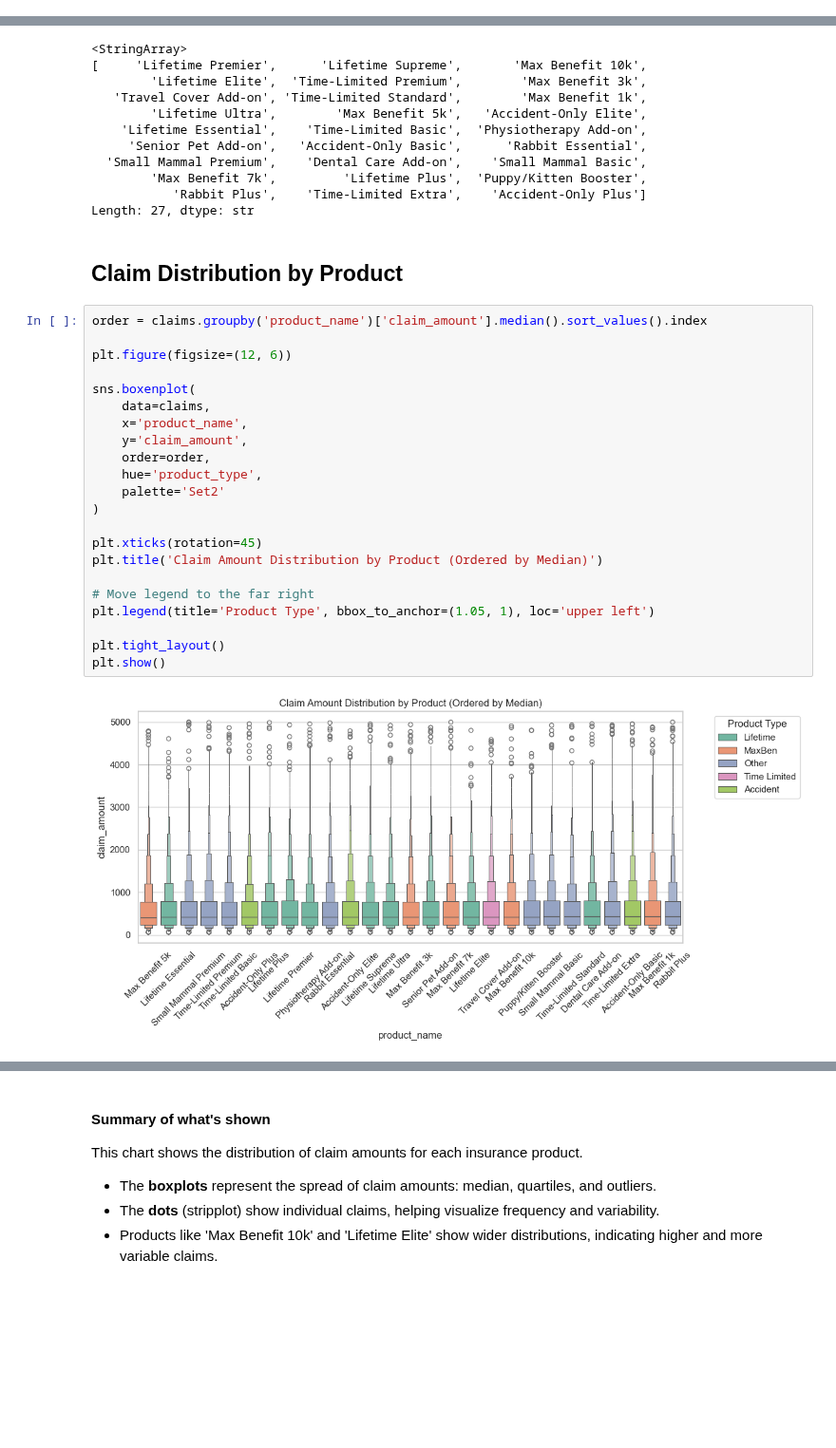
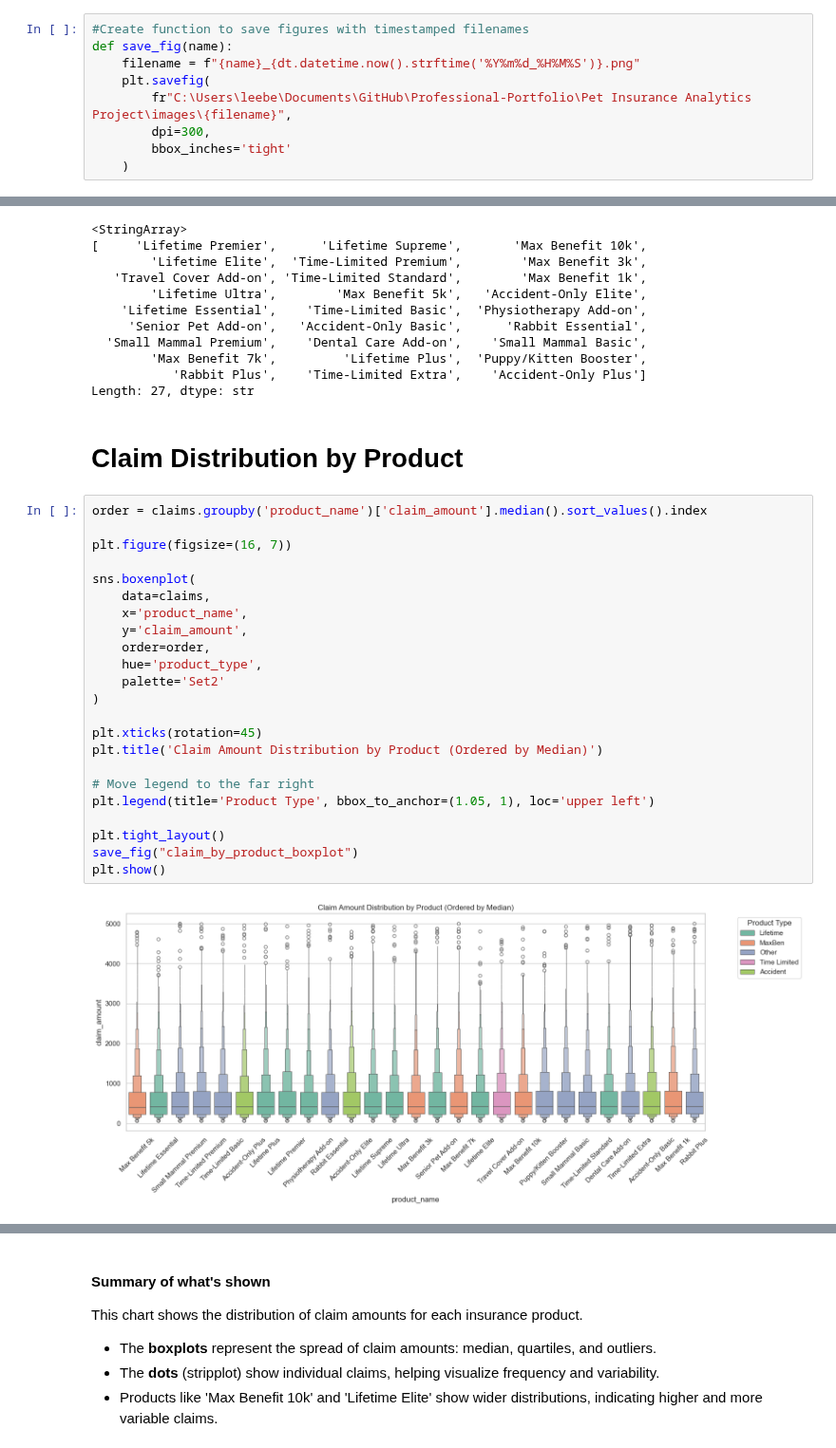
Before and after one commit to lee-grover-92/Professional-Portfolio, a Jupyter notebook: Pet Insurance Analytics Project/notebooks/exploratory_analysis.ipynb, the cells around one changed output, grey strips where cells are left out. Shown at 95% size. Cells and saved outputs as stored; diff of their text form; blank space fills up the shorter version.

```diff
--- a/Pet Insurance Analytics Project/notebooks/exploratory_analysis.ipynb
+++ b/Pet Insurance Analytics Project/notebooks/exploratory_analysis.ipynb
@@ -305,4 +309,13 @@ def classify_product(product):
 
 claims['product_type'] = claims['product_name'].apply(classify_product)
 sampled_claims['product_type'] = sampled_claims['product_name'].apply(classify_product)
+# %%
+#Create function to save figures with timestamped filenames
+def save_fig(name):
+    filename = f"{name}_{dt.datetime.now().strftime('%Y%m%d_%H%M%S')}.png"
+    plt.savefig(
+        fr"C:\Users\leebe\Documents\GitHub\Professional-Portfolio\Pet Insurance Analytics Project\images\{filename}",
+        dpi=300,
+        bbox_inches='tight'
+    )
 # %% [markdown]
@@ -347,28 +367,29 @@ claims['product_name'].unique()
            'Rabbit Plus',    'Time-Limited Extra',    'Accident-Only Plus']
 Length: 27, dtype: str
 # %% [markdown]
-## Claim Distribution by Product
+# Claim Distribution by Product
 # %%
 order = claims.groupby('product_name')['claim_amount'].median().sort_values().index
 
-plt.figure(figsize=(12, 6))
+plt.figure(figsize=(16, 7))
 
 sns.boxenplot(
     data=claims,
     x='product_name',
     y='claim_amount',
     order=order,
     hue='product_type',
     palette='Set2'
 )
 
 plt.xticks(rotation=45)
 plt.title('Claim Amount Distribution by Product (Ordered by Median)')
 
 # Move legend to the far right
 plt.legend(title='Product Type', bbox_to_anchor=(1.05, 1), loc='upper left')
 
 plt.tight_layout()
+save_fig("claim_by_product_boxplot")
 plt.show()
 # %% [output]
-[figure, old version]
+[figure, new version]
```
Also changed, not shown: parts of 21 cells of this notebook, 12 other files.
